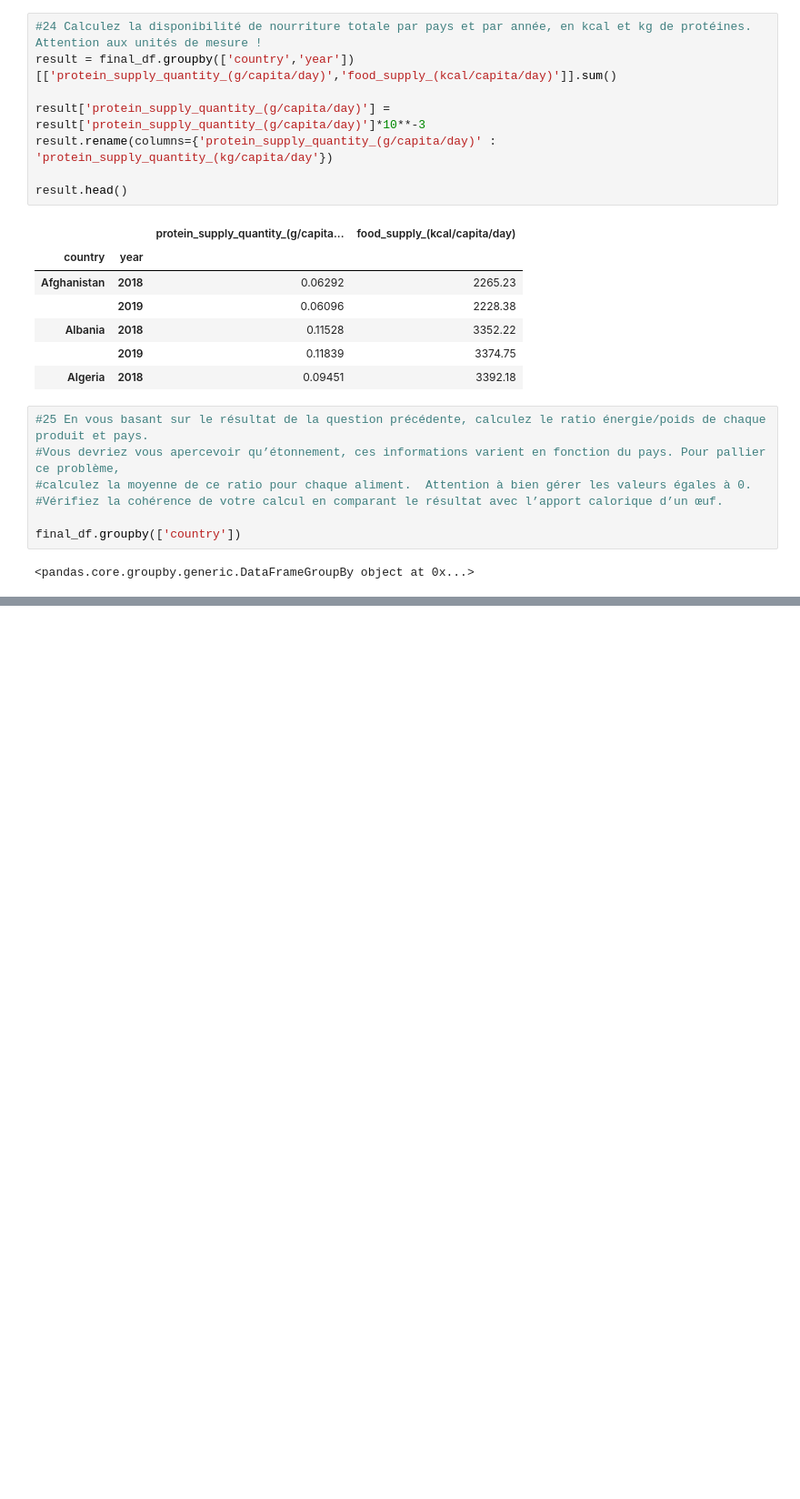
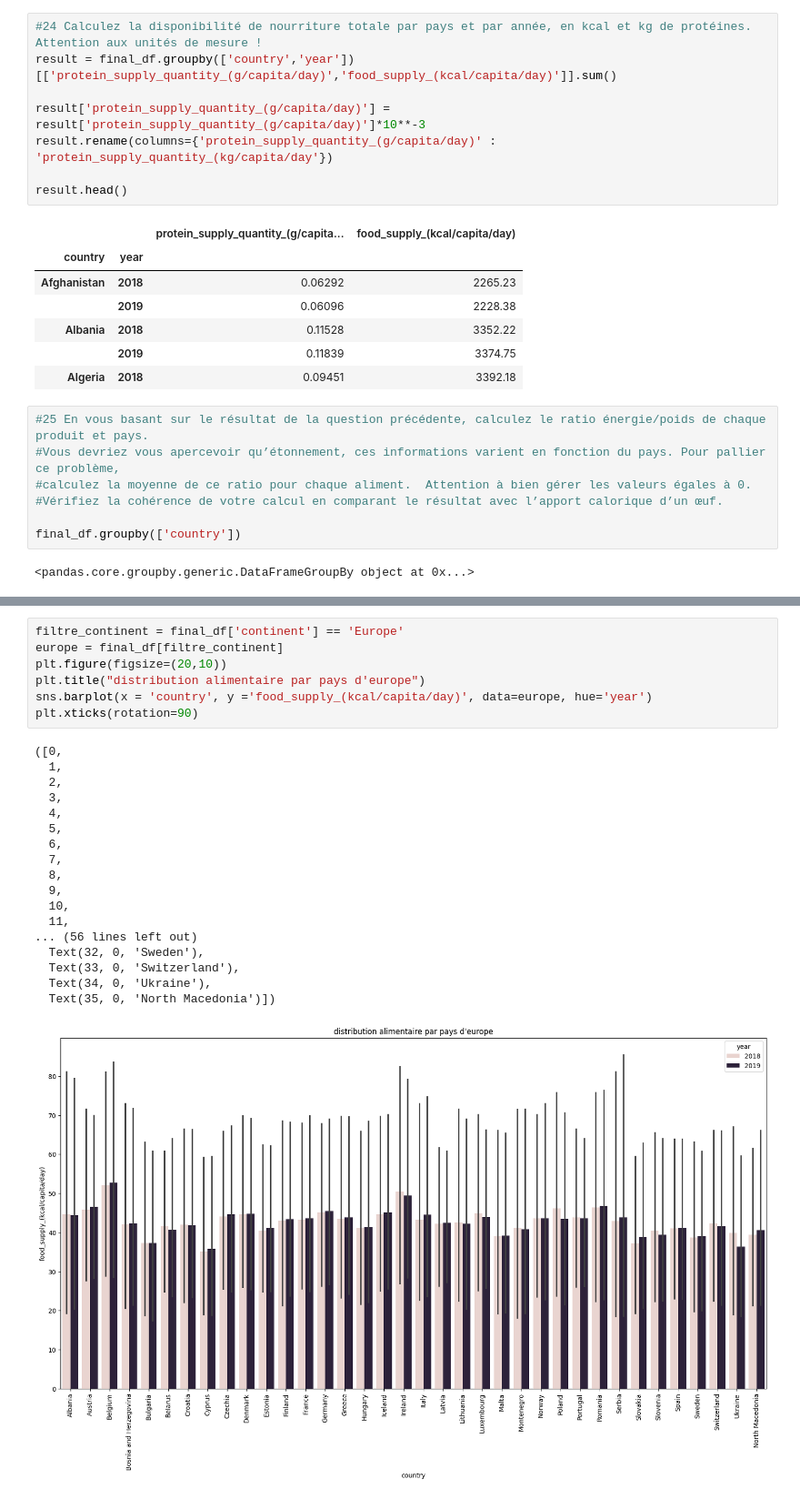
Before and after one commit to t7bo/projet-brief-pandas, a Jupyter notebook: deb.ipynb, the cells around one changed output, grey strips where cells are left out. Shown at 91% size. Saved outputs shown, nothing was run; the diff lists cells and outputs as text; blank space fills up the shorter version.

```diff
--- a/deb.ipynb
+++ b/deb.ipynb
@@ -668,0 +699,26 @@ final_df.groupby(['country'])
+# %%
+filtre_continent = final_df['continent'] == 'Europe'
+europe = final_df[filtre_continent]
+plt.figure(figsize=(20,10))
+plt.title("distribution alimentaire par pays d'europe")
+sns.barplot(x = 'country', y ='food_supply_(kcal/capita/day)', data=europe, hue='year')
+plt.xticks(rotation=90)
+# %% [output]
+([0,
+  1,
+  2,
+  3,
+  4,
+  5,
+  6,
+  7,
+  8,
+  9,
+  10,
+  11,
+... (56 lines left out)
+  Text(32, 0, 'Sweden'),
+  Text(33, 0, 'Switzerland'),
+  Text(34, 0, 'Ukraine'),
+  Text(35, 0, 'North Macedonia')])
+[figure, added]
```
Also changed, not shown: parts of 4 cells of this notebook.
